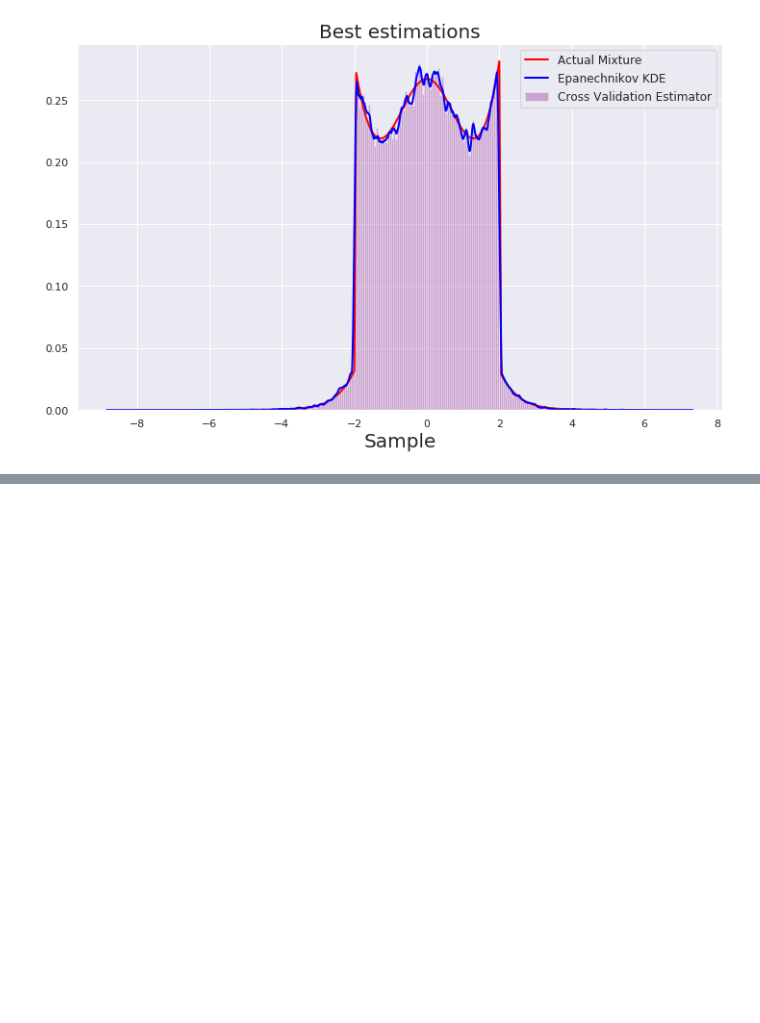
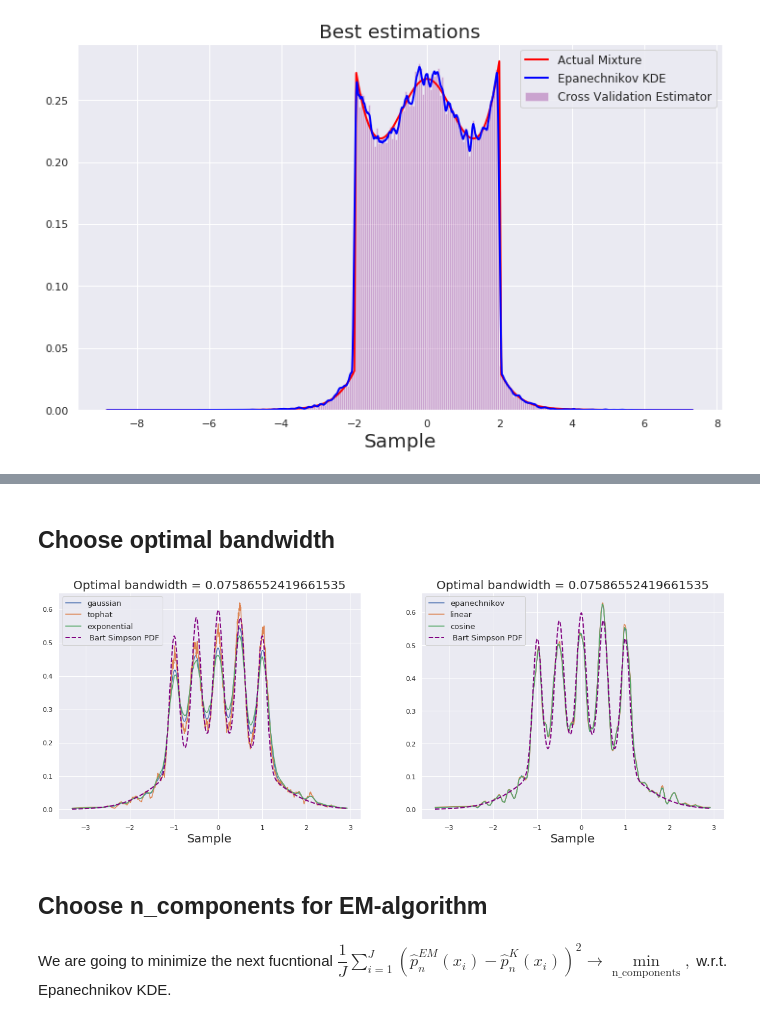
Before and after one commit to vitomania/ozon, a Jupyter notebook: stats/hw2/Solution2.ipynb, the cells around one changed output, grey strips where cells are left out. Cells and saved outputs as stored; diff of their text form; code cells hidden in the pictures; blank space fills up the shorter version.

```diff
--- a/stats/hw2/Solution2.ipynb
+++ b/stats/hw2/Solution2.ipynb
@@ -302,0 +353,35 @@ ax.legend(fontsize=12)
+# %% [markdown]
+## Choose optimal bandwidth
+# %%
+X = np.sort(drawn_bs_mixture(n=2000))
+dens_u = sm.nonparametric.KDEMultivariate(data=[X], var_type='c', bw="cv_ml")
+opt_bandwidth = dens_u.bw[0]
+# %%
+fig, ax = plt.subplots(1, 2, figsize=(20, 7))
+kernels = ["gaussian", "tophat", "exponential", "epanechnikov", "linear", "cosine"]
+
+for kernel in kernels:
+    kde = KernelDensity(kernel=kernel, bandwidth=opt_bandwidth).fit(X[:, None])
+    dens = np.exp(kde.score_samples(X[:, None]))
+
+    if kernel in ["gaussian", "tophat", "exponential"]:
+        ax[0].plot(X, dens, label=kernel)
+    else:
+        ax[1].plot(X, dens, label=kernel)
+
+ax[0].plot(X, bs_mixture(X), color="purple", linewidth=2, linestyle="--", label=" Bart Simpson PDF")
+ax[0].set_xlabel("Sample", fontsize=20)
+ax[0].set_title("Optimal bandwidth = {}".format(opt_bandwidth), fontsize=20)
+ax[0].legend(fontsize=13, loc="upper left")
+
+ax[1].plot(X, bs_mixture(X), color="purple", linewidth=2, linestyle="--", label=" Bart Simpson PDF")
+ax[1].set_xlabel("Sample", fontsize=20)
+ax[1].set_title("Optimal bandwidth = {}".format(opt_bandwidth), fontsize=20)
+ax[1].legend(fontsize=13, loc="upper left")
+fig.savefig("Images/Task3_3.png", dpi=300)
+# %% [output]
+[figure, added]
+# %% [markdown]
+## Choose n_components for EM-algorithm
+# %% [markdown]
+We are going to minimize the next fucntional $\dfrac{1}{J} \sum \limits_{i=1}^J (\hat{p}_n^{EM}(x_i) - \hat{p}_n^{K}(x_i))^2 \rightarrow \min \limits_{\text{n_components}},$ w.r.t. Epanechnikov KDE.
```
Also changed, not shown: parts of 13 cells of this notebook, 20 other files.
